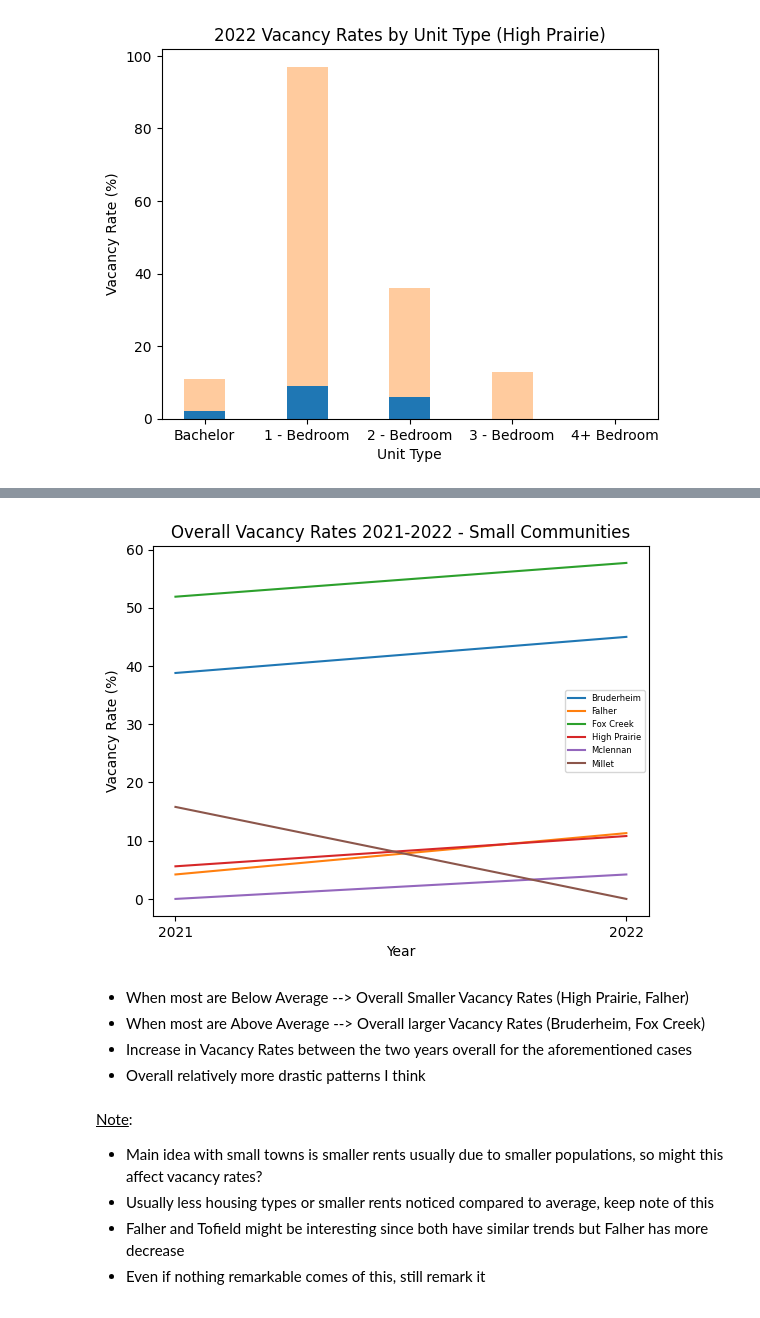
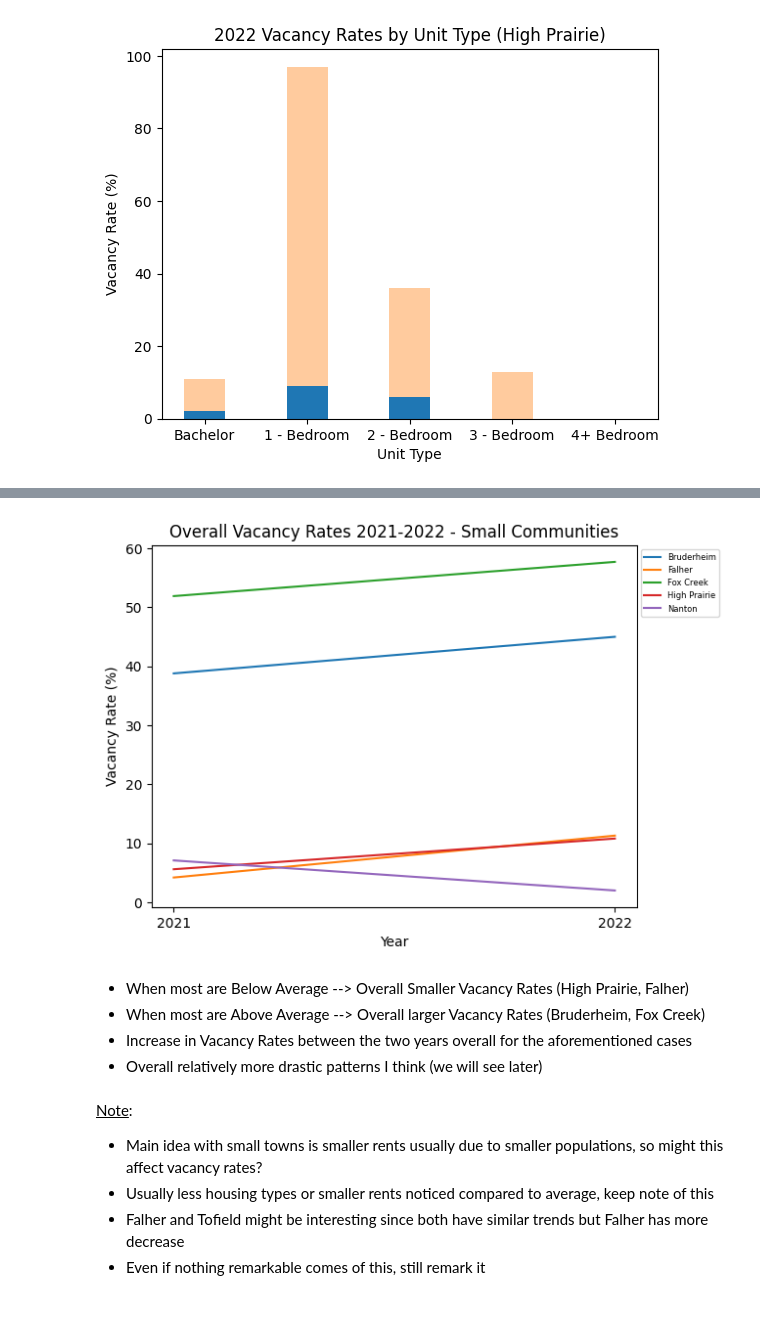
Before and after one commit to Mathemusician1729/DATA-221-Project, a Jupyter notebook: 221-Project.ipynb, the cells around one changed output, grey strips where cells are left out. Drawn from its saved outputs; the diff is of its cells as text; code cells hidden in the pictures.

Commit message:
Commented the attributes of each graph + added Nanton

```diff
--- a/221-Project.ipynb
+++ b/221-Project.ipynb
@@ -231,7 +231,7 @@ small_towns
 | 59 | Vulcan | T | 1825 |
 # %%
 # Sampled Small Towns: Falher, Tofield, Fox Creek, Bruderheim, possibly Mclennan, Millet or Two Hills
-smalltowns = ["Bruderheim", "Fox Creek", "Falher", "High Prairie", "Millet", "Mclennan"]
+smalltowns = ["Bruderheim", "Fox Creek", "Falher", "High Prairie", "Nanton"]
 costs_smalltowns = table8[table8["Community"].isin(smalltowns)]
 vacancy_smalltowns = table6[table6["Community"].isin(smalltowns)]
 
@@ -239,7 +239,7 @@ bruderheim = costs_smalltowns[costs_smalltowns["Community"] == "Bruderheim"]
 foxcreek = costs_smalltowns[costs_smalltowns["Community"] == "Fox Creek"]
 falher = costs_smalltowns[costs_smalltowns["Community"] == "Falher"]
 highprairie = costs_smalltowns[costs_smalltowns["Community"] == "High Prairie"]
-millet = costs_smalltowns[costs_smalltowns["Community"] == "Millet"]
+nanton = costs_smalltowns[costs_smalltowns["Community"] == "Nanton"]
 twohills = costs_smalltowns[costs_smalltowns["Community"] == "Two Hills"]
 mclennan = costs_smalltowns[costs_smalltowns["Community"] == "Mclennan"]
 
@@ -247,7 +247,7 @@ bruderheim_rents = bruderheim[["2021 Weighted Rent", "2022 Weighted Rent"]]
 foxcreek_rents = foxcreek[["2021 Weighted Rent", "2022 Weighted Rent"]]
 falher_rents = falher[["2021 Weighted Rent", "2022 Weighted Rent"]]
 highprairie_rents = highprairie[["2021 Weighted Rent", "2022 Weighted Rent"]]
-millet_rents = millet[["2021 Weighted Rent", "2022 Weighted Rent"]]
+nanton_rents = nanton[["2021 Weighted Rent", "2022 Weighted Rent"]]
 twohills_rents = twohills[["2021 Weighted Rent", "2022 Weighted Rent"]]
 mclennan_rents = mclennan[["2021 Weighted Rent", "2022 Weighted Rent"]]
 # %%
@@ -359,3 +361,16 @@ plt.show()
 # %% [output]
 [figure]
 [figure]
+# %%
+for i in range(len(nanton.index)):
+    plt.plot(["2021", "2022"], nanton_rents.iloc[i], label=nanton["Unit Type"].iloc[i])
+
+plt.plot([mean_bachelors2021, mean_bachelors2022], linestyle='dotted', color="r")
+plt.plot([mean_1beds2021, mean_1beds2022], linestyle='dotted', color="b")
+plt.plot([mean_2beds2021, mean_2beds2022], linestyle='dotted', color="orange")
+plt.plot([mean_3beds2021, mean_3beds2022], linestyle='dotted', color="g")
+plt.title("Weighted Rents 2021-2022 - Nanton")
+plt.xlabel("Year")
+plt.ylabel("Weighted Rent ($)")
+plt.legend(prop={'size': 6}, bbox_to_anchor=(1,1))
+plt.show()
@@ -362,21 +379,21 @@ plt.show()
 # %%
 # small town vacancies
 vacancy_smalltowns_num = vacancy_smalltowns[["2021 Vacancy", "2022 Vacancy"]]
 for i in range(len(vacancy_smalltowns.index)):
     plt.plot(["2021", "2022"], vacancy_smalltowns_num.iloc[i], label=vacancy_smalltowns["Community"].iloc[i])
 
 plt.title("Overall Vacancy Rates 2021-2022 - Small Communities")
 plt.xlabel("Year")
 plt.ylabel("Vacancy Rate (%)")
-plt.legend(prop={'size': 6})
+plt.legend(prop={'size': 6}, bbox_to_anchor=(1,1))
 plt.show()
 # %% [output]
-[figure, old version]
+[figure, new version]
 # %% [markdown]
 - When most are Below Average --> Overall Smaller Vacancy Rates (High Prairie, Falher)
 - When most are Above Average --> Overall larger Vacancy Rates (Bruderheim, Fox Creek)
 - Increase in Vacancy Rates between the two years overall for the aforementioned cases
-- Overall relatively more drastic patterns I think
+- Overall relatively more drastic patterns I think (we will see later)
 # %% [markdown]
 <u>Note</u>:
 - Main idea with small towns is smaller rents usually due to smaller populations, so might this affect vacancy rates?
```
Also changed, not shown: parts of 5 cells of this notebook.
